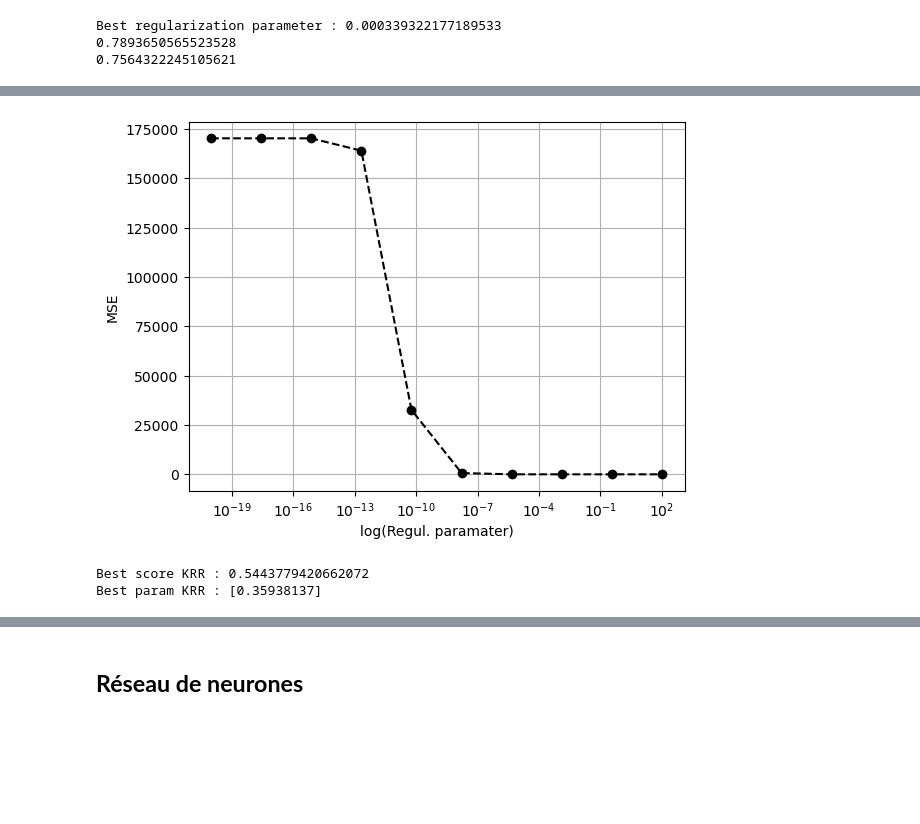
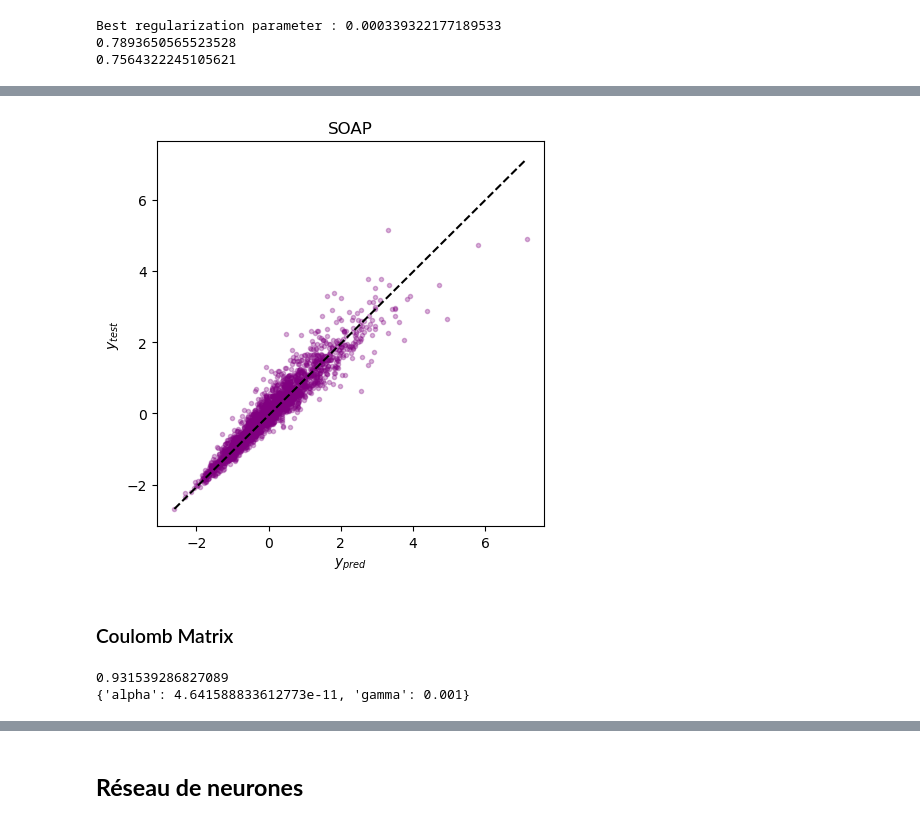
Before and after one commit to LoanRenaud/zundel, a Jupyter notebook: Zundel_Ion.ipynb, the cells around one changed output, grey strips where cells are left out. Drawn from its saved outputs; the diff is of its cells as text; code cells hidden in the pictures; blank space fills up the shorter version.

Commit message:
comparaison des descripteurs pi our le kernel ridge

```diff
--- a/Zundel_Ion.ipynb
+++ b/Zundel_Ion.ipynb
@@ -372,7 +360,10 @@ original shape:    (10000, 25)
 transformed shape: (10000, 25)
 # %%
 
-X_train, X_test, y_train, y_test=train_test_split(Soap_pca, energies, random_state=22)
+X_train_soap, X_test_soap, y_train, y_test=train_test_split(Soap_pca, energies, random_state=22)
+
+X_train_soap_red=scaler.fit_transform(X_train_soap)
+X_test_soap_red=scaler.fit_transform(X_test_soap)
 
 y_train=scaler.fit_transform(y_train.to_numpy().reshape(-1, 1))
 y_test=scaler.fit_transform(y_test.to_numpy().reshape(-1, 1))
@@ -563,12 +567,12 @@ array([ 1, 31, 61])
 # %%
-from sklearn.model_selection import GridSearchCV
-from sklearn.kernel_ridge import KernelRidge
-krr = GridSearchCV(KernelRidge(kernel='rbf', gamma=0.1), cv=5,param_grid={"alpha": np.logspace(-9, -8,2),
-                                                                          "gamma": np.logspace(-1.5, -0.5,2)})
-krr.fit(X_train, y_train)
+krrsoap = GridSearchCV(KernelRidge(kernel='rbf', gamma=0.1), cv=5,param_grid={"alpha": np.logspace(-9, -8,4),
+                                                                          "gamma": np.logspace(-1.5, -0.5,4)})
+krrsoap.fit(X_train_soap, y_train)
 
-y_pred_test_krr=krr.predict(X_test)
+y_pred_test_krr_soap=krrsoap.predict(X_test_soap)
 
-mse_test=mean_squared_error(np.array(y_test), y_pred_test_krr)
-print(mse_test)
+mse_test_soap=mean_squared_error(np.array(y_test), y_pred_test_krr_soap)
+b_params_soap=krrsoap.best_params_
+print(mse_test_soap)
+print(b_params_soap)
 # %% [output]
@@ -610,15 +581,27 @@ plt.show()
-# %%
-plt.semilogx(A, mse_test_krr, marker='o', linestyle='--', color='black')
-plt.xlabel("log(Regul. paramater)")
-plt.ylabel("MSE")
-plt.grid(True, which="both", ls="-")
-plt.show()
-# %% [output]
-[figure, removed]
-# %%
-print("Best score KRR :", np.min(mse_test_krr))
-idx=np.where(np.array(mse_test_krr)==np.min(mse_test_krr))
-print("Best param KRR :", A[idx])
-# %% [output]
-Best score KRR : 0.5443779420662072
-Best param KRR : [0.35938137]
+# %%
+fig=plt.figure(figsize=(5,5))
+y_pred_test_krr_soap=krrsoap.predict(X_test_soap)
+plt.scatter(y_pred_test_krr_soap,  y_test, marker='.', color='purple',alpha=0.3)
+plt.xlabel('$y_{pred}$')
+plt.ylabel('$y_{test}$')
+plt.plot([np.min(y_pred_test_krr_soap), np.max(y_pred_test_krr_soap)],[np.min(y_test), np.max(y_pred_test_krr_soap)], color='black', linestyle='--')
+plt.title("SOAP")
+plt.show()
+# %% [output]
+[figure, added]
+# %% [markdown]
+### Coulomb Matrix ###
+# %%
+krrcm = GridSearchCV(KernelRidge(kernel='rbf', gamma=0.1), cv=5,param_grid={"alpha": np.logspace(-11, -10,4),
+                                                                          "gamma": np.logspace(-3, -2,4)})
+krrcm.fit(X_train_CM_red, y_train)
+
+y_pred_test_krr_cm=krrcm.predict(X_test_CM_red)
+
+mse_test_cm=mean_squared_error(np.array(y_test), y_pred_test_krr_cm)
+b_params_cm=krrcm.best_params_
+print(mse_test_cm)
+print(b_params_cm)
+# %% [output]
+0.931539286827089
+{'alpha': 4.641588833612773e-11, 'gamma': 0.001}
```
Also changed, not shown: parts of 22 cells of this notebook.
